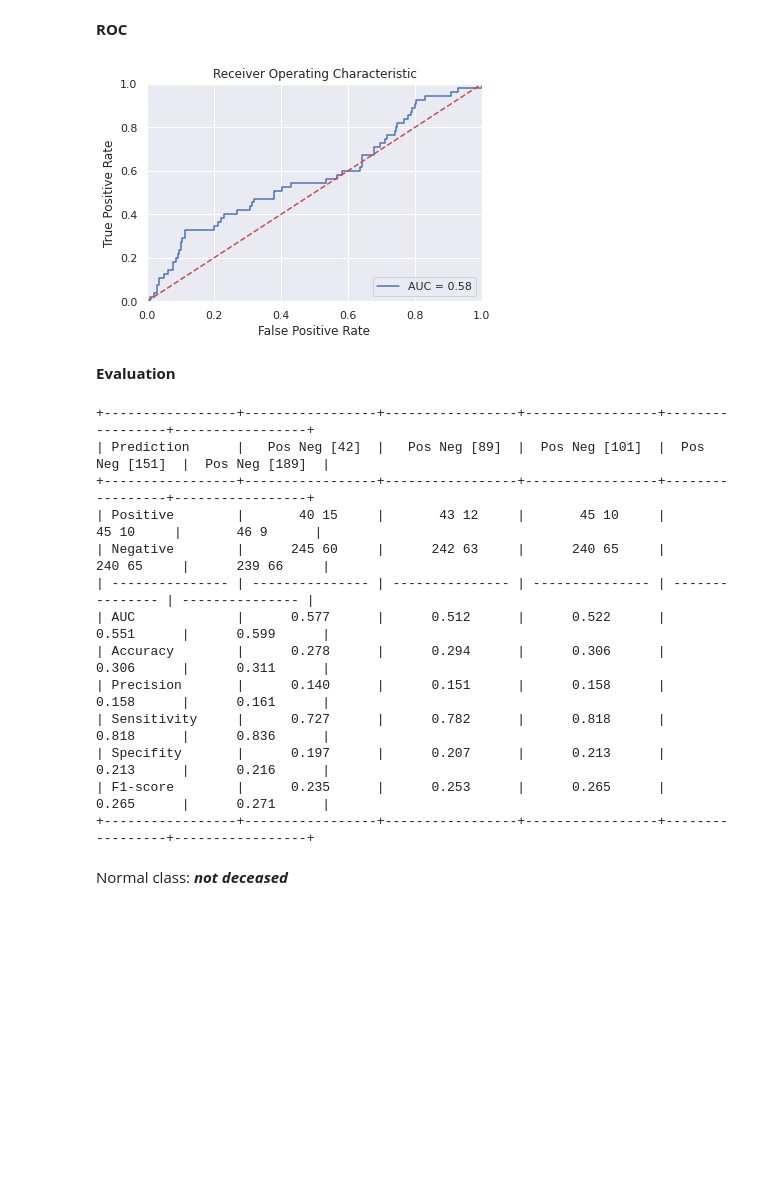
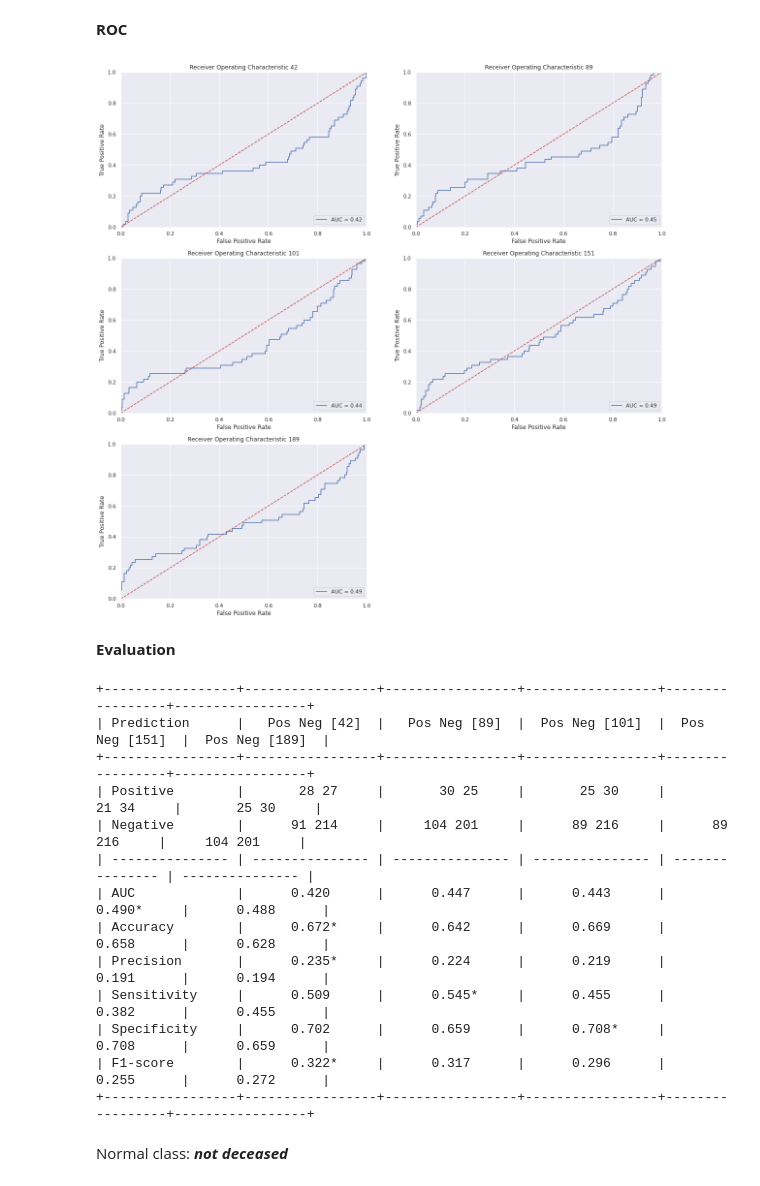
Before and after one commit to unaicarbajo/one-class-covid19, a Jupyter notebook: covid19_prognosis.ipynb, the cells around one changed output. Saved outputs shown, nothing was run; the diff lists cells and outputs as text; code cells hidden in the pictures; blank space fills up the shorter version.

```diff
--- a/covid19_prognosis.ipynb
+++ b/covid19_prognosis.ipynb
@@ -133,7 +133,7 @@ Y_collection = {}
 # Y_collection structure: dictionary of (float)-list touple
 # Y_collection[@random_state] = (Y_train_df, Y_train_df)
 
-for Y, X, RS in zip(target_df, content_df, random_state):
+for Y, X, RS in zip(target_df, content_df, ms):
     Y[0].loc[Y[0]['ED0DISWHY']==0.0]=-1
     Y[1].loc[Y[1]['ED0DISWHY']==0.0]=-1
     Y[0]['ED0DISWHY'] = Y[0]['ED0DISWHY'].astype("int64")
@@ -329,8 +329,6 @@ plot_pair_individual(X_data, Y_data, 'CT0000NEU', 'CTHSDXXRATE')
 # %% [markdown]
 Record features taken during admission and registered information about diagnosis and procedements (according to CIE10 codification).
 # %%
-sns.set()
-
 pp = sns.pairplot(pd.concat([X_data[['CTHSDXXTEMP', 'CTHSDXXSAT', 'CTHSDXXRATE', 'CD0000AGE']], Y_data],axis=1), hue='ED0DISWHY', palette='colorblind')
 pp.fig.suptitle("Positive/anomaly samples' features taken during admision and diagnosis/procedements values (according to CIE10 codification)", y=1.08)
 # %% [output]
@@ -614,11 +911,12 @@ confusion_matrix_plot_total(y_true=Y_collection,y_pred=prediction_dict,labels=[1
 # %%
-estimator_ocsvm = OneClassSVM()
+print("Selected parameters: ",json.dumps(estimator_ocsvm.get_params(), indent=1))
 outlierness_dict = {}
 prediction_dict = {}
 
 for universe in ms:
     # Fit test data
-    estimator_ocsvm.fit(X_collection[universe][0])
+    index_normal = Y_collection[universe][0].loc[Y_collection[universe][0]['ED0DISWHY']==1].index
+    estimator_ocsvm.fit(X_collection[universe][0].iloc[index_normal])
 
     # Predict unproccessed outlier-score
     decicision_function = estimator_ocsvm.decision_function(X_collection[universe][1])
@@ -626,12 +924,10 @@ for universe in ms:
     # Process outlier-score or outlierness:
     # Lower the score, lower the likelihood of being outlier.
     # Higher the score, higher the likelihood of being outlier.
-    MIN = min(decicision_function)
-    outlier_score = decicision_function - MIN
-    prediction = estimator_ocsvm.predict(X_collection[42][1])
+    MIN = min(-decicision_function)
+    outlier_score = -decicision_function - MIN
 
-    outlierness_dict[universe] = outlier_score
-    prediction_dict[universe] = pred
+    prediction = pd.Series(estimator_ocsvm.predict(X_collection[universe][1]))
 
-
-#     print(f1_score(Y_collection[42][1]['ED0DISWHY'],pred,pos_label = 1))
+    outlierness_dict[universe] = pd.Series(outlier_score)
+    prediction_dict[universe] = pd.Series(prediction)
@@ -666,41 +990,26 @@ confusion_matrix_plot_total(y_true=Y_collection,y_pred=prediction_dict,labels=[1
 # %% [markdown]
 **ROC**
 # %%
-
-norm_outlier_score = 1-normalize(outlier_score)
-fpr, tpr, thresholds = roc_curve(Y_collection[42][1], norm_outlier_score, pos_label=1)
-roc_auc = auc(fpr, tpr)
-
-
-
-plt.title('Receiver Operating Characteristic')
-plt.plot(fpr, tpr, 'b', label = 'AUC = %0.2f' % roc_auc)
-plt.legend(loc = 'lower right')
-plt.plot([0, 1], [0, 1],'r--')
-plt.xlim([0, 1])
-plt.ylim([0, 1])
-plt.ylabel('True Positive Rate')
-plt.xlabel('False Positive Rate')
-plt.show()
+ROC_plot_total(Y_collection, outlierness_dict, 1)
 # %% [output]
-[figure, old version]
+[figure, new version]
 # %% [markdown]
 **Evaluation**
 # %%
-ev = metric_evaluation(1)
+ev = metric_evaluation(Y_collection, prediction_dict, outlierness_dict, 1)
 # %% [output]
 +-----------------+-----------------+-----------------+-----------------+-----------------+-----------------+
 | Prediction      |   Pos Neg [42]  |   Pos Neg [89]  |  Pos Neg [101]  |  Pos Neg [151]  |  Pos Neg [189]  |
 +-----------------+-----------------+-----------------+-----------------+-----------------+-----------------+
-| Positive        |       40 15     |       43 12     |       45 10     |       45 10     |       46 9      |
-| Negative        |      245 60     |      242 63     |      240 65     |      240 65     |      239 66     |
+| Positive        |       28 27     |       30 25     |       25 30     |       21 34     |       25 30     |
+| Negative        |      91 214     |     104 201     |      89 216     |      89 216     |     104 201     |
 | --------------- | --------------- | --------------- | --------------- | --------------- | --------------- |
-| AUC             |      0.577      |      0.512      |      0.522      |      0.551      |      0.599      |
-| Accuracy        |      0.278      |      0.294      |      0.306      |      0.306      |      0.311      |
-| Precision       |      0.140      |      0.151      |      0.158      |      0.158      |      0.161      |
-| Sensitivity     |      0.727      |      0.782      |      0.818      |      0.818      |      0.836      |
-| Specifity       |      0.197      |      0.207      |      0.213      |      0.213      |      0.216      |
-| F1-score        |      0.235      |      0.253      |      0.265      |      0.265      |      0.271      |
+| AUC             |      0.420      |      0.447      |      0.443      |      0.490*     |      0.488      |
+| Accuracy        |      0.672*     |      0.642      |      0.669      |      0.658      |      0.628      |
+| Precision       |      0.235*     |      0.224      |      0.219      |      0.191      |      0.194      |
+| Sensitivity     |      0.509      |      0.545*     |      0.455      |      0.382      |      0.455      |
+| Specificity     |      0.702      |      0.659      |      0.708*     |      0.708      |      0.659      |
+| F1-score        |      0.322*     |      0.317      |      0.296      |      0.255      |      0.272      |
 +-----------------+-----------------+-----------------+-----------------+-----------------+-----------------+
 # %% [markdown]
 Normal class: ***not deceased***
```
Also changed, not shown: parts of 34 cells of this notebook.
